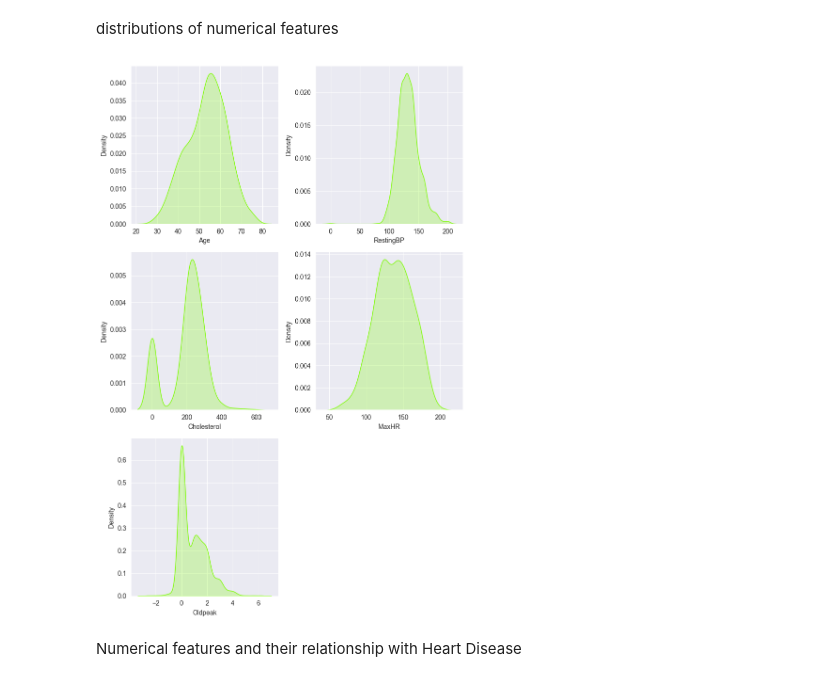
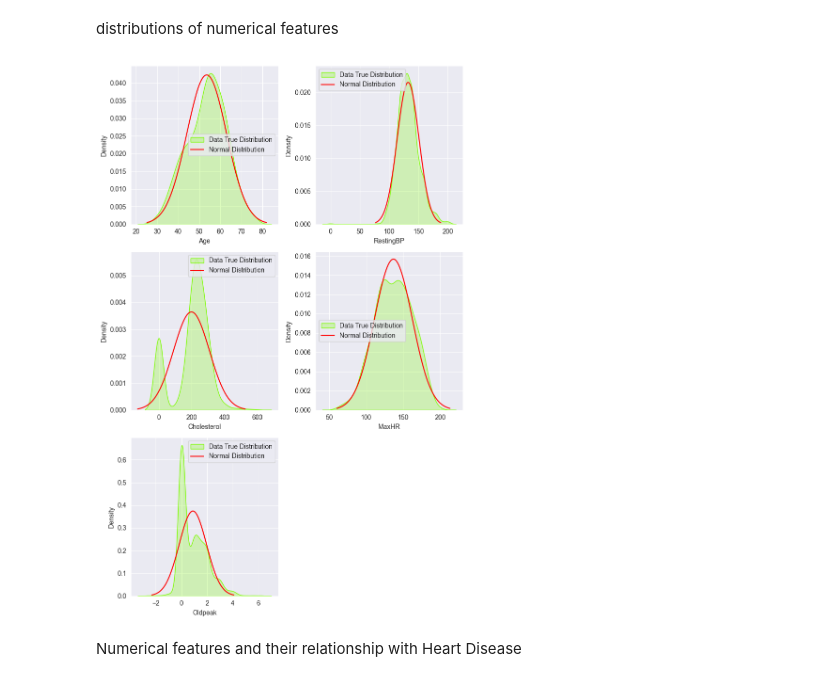
Before and after one commit to nripstein/Heart-Disease-Prediction, a Jupyter notebook: heart failure prediction notebook.ipynb, the cells around one changed output. Drawn from its saved outputs; the diff is of its cells as text; code cells hidden in the pictures.

Commit message:
improved continuous EDA

```diff
--- a/heart failure prediction notebook.ipynb
+++ b/heart failure prediction notebook.ipynb
@@ -150,32 +157,42 @@ plt.show()
 # %% [markdown]
 distributions of numerical features
 # %%
-numerical_feature_names = numerical_features.columns.tolist()
+continuous_feature_names = numerical_features.columns.tolist()
 
-num_features = len(numerical_feature_names)
+num_features = len(continuous_feature_names)
 num_rows = 3
 num_cols = 2
 
 fig, axes = plt.subplots(3, 2, figsize=(4 * num_cols, 4 * num_rows))
 
 for i, cont_feature in enumerate(numerical_features):
     row = i // num_cols  # Calculate the row index for the subplot
     col = i % num_cols  # Calculate the column index for the subplot
 
     ax_kde = axes[row, col]
 
     # Plot KDE for the feature
     sns.kdeplot(df[cont_feature], ax=ax_kde, fill=True, color="lawngreen", label="Data True Distribution")
 
+    # Add normal distribution curve
+    mean = df[cont_feature].mean()
+    sd = df[cont_feature].std()
+    x = np.linspace(mean - 3 * sd, mean + 3 * sd, 100)
+    y = stats.norm.pdf(x, mean, sd)
+    ax_kde.plot(x, y, color="red", label="Normal Distribution")
+    ax_kde.legend()  # Add legend to the current subplot
+
+
 # Remove empty subplots
 if num_features < num_rows * num_cols:
     for i in range(num_features, num_rows * num_cols):
         fig.delaxes(axes.flatten()[i])
 
+# plt.legend()
 plt.tight_layout()
 plt.show()
 # %% [output]
-[figure, old version]
+[figure, new version]
 # %% [markdown]
 Numerical features and their relationship with Heart Disease
 # %%
```
Also changed, not shown: parts of 5 cells of this notebook.
